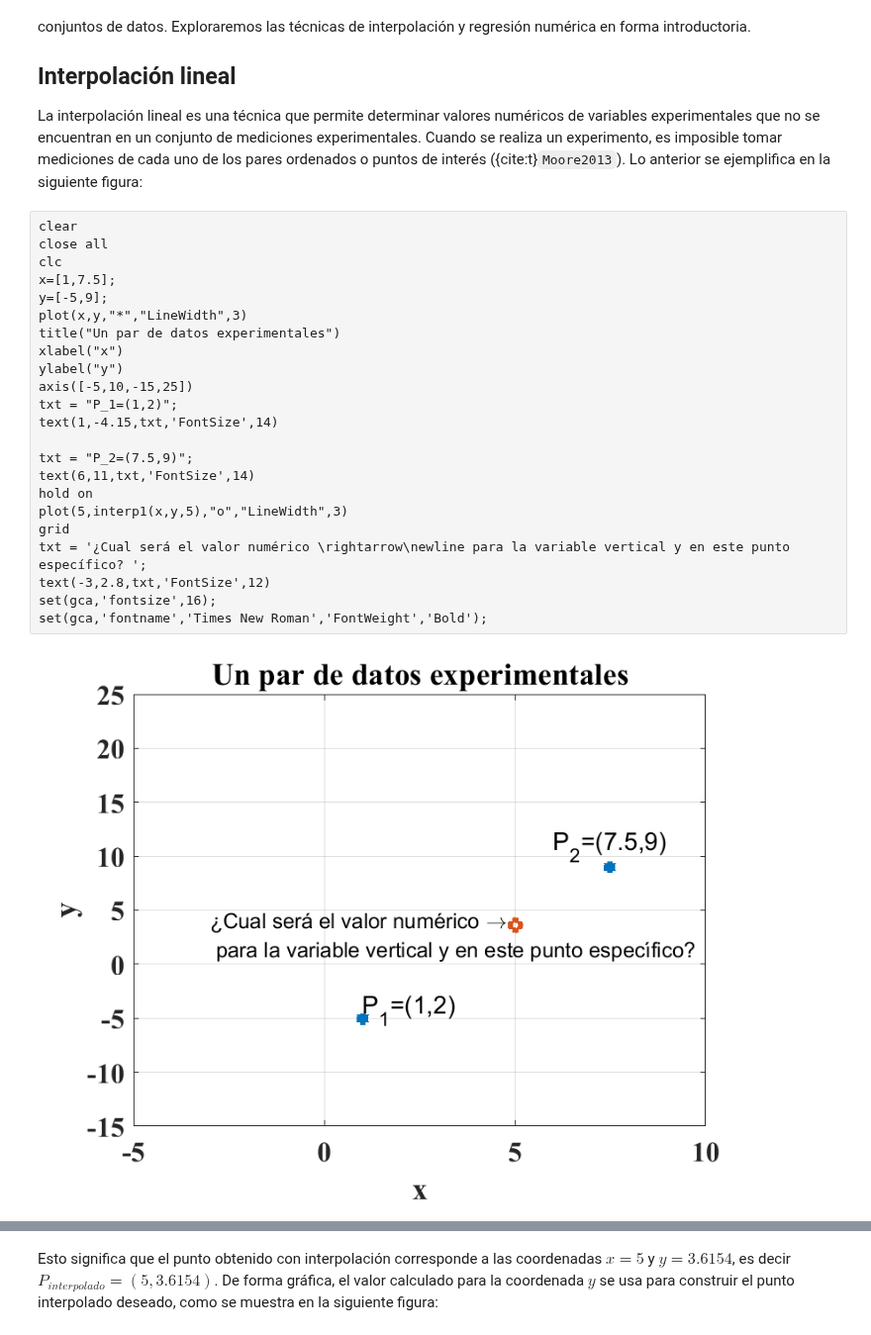
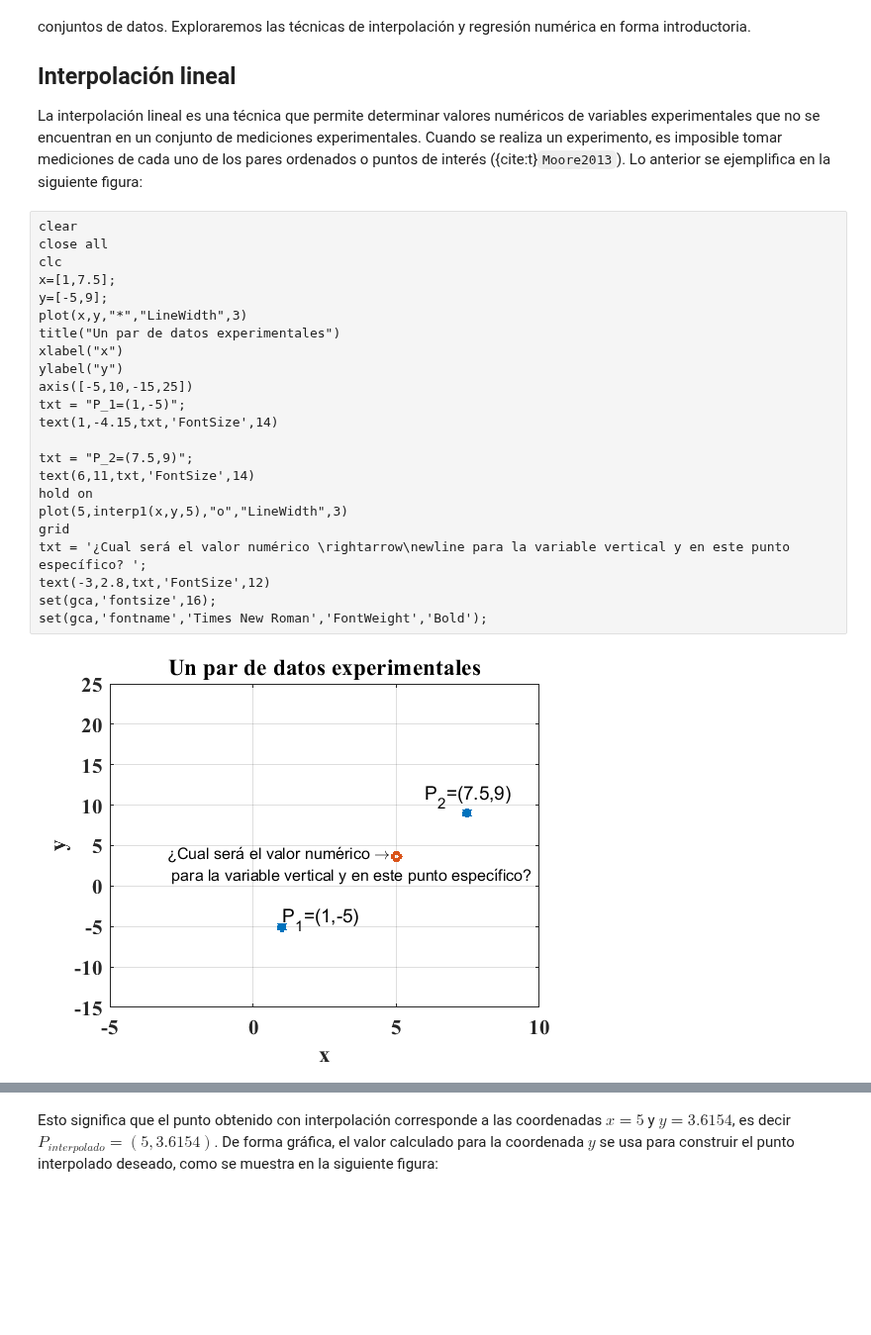
Before and after one commit to LuisGerardo2204/Practicas-de-MATLAB, a Jupyter notebook: _sources/Practica11.ipynb, the cells around one changed output, grey strips where cells are left out. Shown at 99% size. Drawn from its saved outputs; the diff is of its cells as text; blank space fills up the shorter version.

```diff
--- a/_sources/Practica11.ipynb
+++ b/_sources/Practica11.ipynb
@@ -11,28 +11,28 @@ La interpolación lineal es una técnica que permite determinar valores numéric
 # %%
 clear
 close all
 clc
 x=[1,7.5];
 y=[-5,9];
 plot(x,y,"*","LineWidth",3)
 title("Un par de datos experimentales")
 xlabel("x")
 ylabel("y")
 axis([-5,10,-15,25])
-txt = "P_1=(1,2)";
+txt = "P_1=(1,-5)";
 text(1,-4.15,txt,'FontSize',14)
 
 txt = "P_2=(7.5,9)";
 text(6,11,txt,'FontSize',14)
 hold on
 plot(5,interp1(x,y,5),"o","LineWidth",3)
 grid
 txt = '¿Cual será el valor numérico \rightarrow\newline para la variable vertical y en este punto específico? ';
 text(-3,2.8,txt,'FontSize',12)
 set(gca,'fontsize',16);
 set(gca,'fontname','Times New Roman','FontWeight','Bold');
 # %% [output]
-[figure, old version]
+[figure, new version]
 # %% [markdown]
 El método más común para encontrar punto que falta, que se ilustra en la figura anterior es el conocido como la interpolación lineal. Esta técnica consiste en asumir que el comportamiento de los datos es lineal, es decir, se asume que los datos que se midieron de forma experimental describen un comportamiento que se puede modelar usando una línea recta. Si se conoce la ecuación de dicha recta, es posible determinar el valor de cualquier valor de la variable $y$, a partir de cualquier valor deseado o propuesto para la variable $x$. Entre más cercanos estén entre ellos los puntos, más precisa será la aproximación ({cite:t}`Moore2013`, {cite:t}`chapra2006metodos`).
 
```
Also changed, not shown: parts of 12 cells of this notebook, 50 other files.
